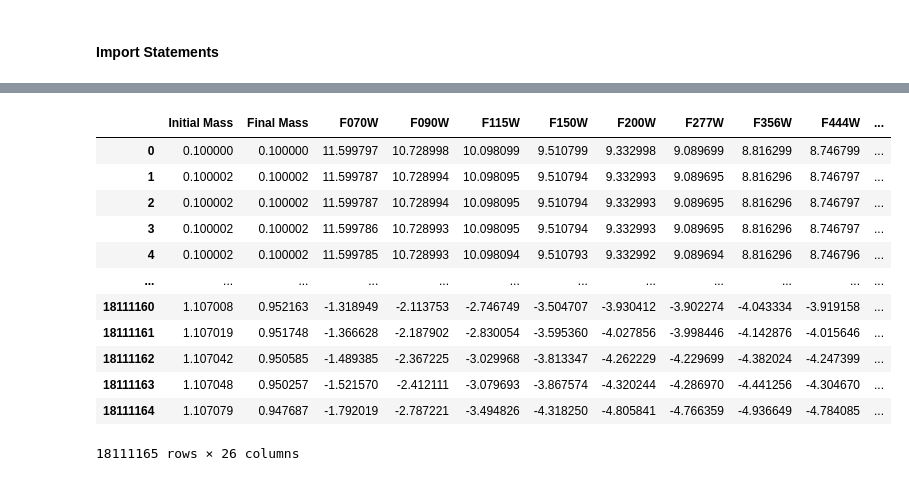
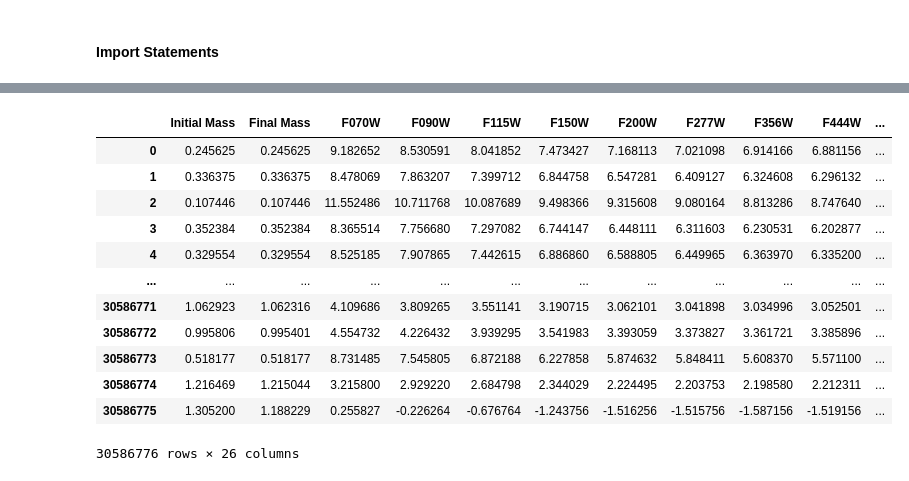
Before and after one commit to estherkwn/CMD_for_JWST_NIRCam_GlobularClusters, a Jupyter notebook: BaSTI_to_cmd.ipynb, the cells around one changed output, grey strips where cells are left out. Cells and saved outputs as stored; diff of their text form; code cells hidden in the pictures.

```diff
--- a/BaSTI_to_cmd.ipynb
+++ b/BaSTI_to_cmd.ipynb
@@ -118 +122,4 @@ display(combined_imp_isoc)
+# %%
+redshift_obs = 0.87
+initial_mass = 5e7
 # %% [markdown]
@@ -154,28 +169,24 @@ scaled error =  5.85176832228899
 # %%
-#trimming the IMF to exclude anything less than 1 solar mass
-#BaSTI isochrones do not include stars lower than 1 solar mass
+#trimming the IMF to exclude anything less than 0.1 solar mass
+#because BaSTI isochrones do not include stars lower than 0.1 solar mass
 
-%matplotlib widget
-plt.clf()
 plt.close('all')
 #-----------------------------------
-#sort by ascending mass
-sortedmasses = np.sort(masses)
-print(sortedmasses)
-print("sample initial mass = ", sortedmasses.sum())
-#cut off masses less than 1 Msun
-cutmasses = sortedmasses[sortedmasses >= 0.1]
-print("real initial mass = ", cutmasses.sum())
+print("sample initial mass = ", masses.sum(), 'M_sun')
+cutmasses = masses[masses >= 0.1] #cut off masses less than 0.1 Msun
+print("real initial mass = ", cutmasses.sum(), 'M_sun')
 print("======================================")
-print("sample point count = ", len(sortedmasses))
-print("real point count = ", len(cutmasses))
+print("original point source count = ", len(masses))
+print("cut point source count = ", len(cutmasses))
+print("======================================")
 
-imf_points = pd.DataFrame()
+imf_points = pd.DataFrame() #putting our new IMF into a dataframe
 imf_points['Initial Mass'] = cutmasses
 display(imf_points)
 
+#+++++++++++++++++++++++++++++++++++++++++++++
 #histogram of trimmed IMF
-plt.figure('IMF', figsize=(5,3))
+plt.figure('IMF cut', figsize=(5,3))
 bins = np.logspace(np.log10(0.01), np.log10(100), 30)
 plt.hist(imf_points['Initial Mass'], bins=bins)
 plt.xscale('log')
@@ -183,4 +194,5 @@ plt.yscale('log')
 plt.xlabel('Mass (Msun)')
 plt.ylabel('Number of stars')
 plt.title('Trimmed IMF')
+plt.tight_layout()
 # %% [output]
@@ -214,53 +225,53 @@ filters = combined_imp_isoc.columns.to_numpy()[6:-1]
 #----------------isochrone--------insert imf
 def interpolator(refdata_subset, newdata):
     #uses the "refdata_subset" as a reference for "newdata" to be interpolated
-    #newdata should be the initial mass function points, and refdata should be the BaSTI isochrones
+    #newdata takes in the initial mass function points, and refdata takes in the BaSTI isochrones
     #...with information about the final mass and the filter magnitudes
     #
     #
     minmass = refdata_subset['M/Mo(ini)'].min()
     maxmass = refdata_subset['M/Mo(ini)'].max()
-    newdata = newdata.loc[(newdata['Initial Mass'] < maxmass) & (newdata['Initial Mass'] > minmass)].copy()
+    newdata = newdata.loc[(newdata['Initial Mass'] <= maxmass) & (newdata['Initial Mass'] >= minmass)].copy()
     #np.interp(x_new, x_data, y_data)
     #interpolate the final masses
     finalmasses_new = np.interp(newdata['Initial Mass'].to_numpy(), refdata_subset['M/Mo(ini)'].to_numpy(), refdata_subset['M/Mo(fin)'].to_numpy())
     newdata['Final Mass'] = finalmasses_new
 
     #filters
     for f in filters:
         #interpolate each filter magnitude pt and add to dataframe
-        filters_new = np.interp(newdata['Initial Mass'].to_numpy(), refdata_subset['M/Mo(ini)'].to_numpy(), refdata_subset[f].to_numpy())
-        newdata[f] = filters_new
+        filters_mag_new = np.interp(newdata['Initial Mass'].to_numpy(), refdata_subset['M/Mo(ini)'].to_numpy(), refdata_subset[f].to_numpy())
+        newdata[f] = filters_mag_new
 
     return newdata
 
 #-----------------------------
 iterations = []
 
 for (age, mh), isochrone_subset in combined_imp_isoc.groupby(['Age (Myr)','[M/H]']):
     #send the imf to be interpolated by the isochrones as its reference
     out = interpolator(isochrone_subset, imf_points)
     #attach age and metallicity
     out['Age (Myr)'] = age
     out['[M/H]'] = mh
     #add each to 'iterations'
     iterations.append(out)
 
 isochrone_full = pd.concat(iterations, ignore_index=True)
 display(isochrone_full)
 # %% [output]
 |  | Initial Mass | Final Mass | F070W | F090W | F115W | F150W | F200W | F277W | F356W | F444W | ... |
-| 0 | 0.100000 | 0.100000 | 11.599797 | 10.728998 | 10.098099 | 9.510799 | 9.332998 | 9.089699 | 8.816299 | 8.746799 | ... |
-| 1 | 0.100002 | 0.100002 | 11.599787 | 10.728994 | 10.098095 | 9.510794 | 9.332993 | 9.089695 | 8.816296 | 8.746797 | ... |
-| 2 | 0.100002 | 0.100002 | 11.599787 | 10.728994 | 10.098095 | 9.510794 | 9.332993 | 9.089695 | 8.816296 | 8.746797 | ... |
-| 3 | 0.100002 | 0.100002 | 11.599786 | 10.728993 | 10.098095 | 9.510794 | 9.332993 | 9.089695 | 8.816296 | 8.746797 | ... |
-| 4 | 0.100002 | 0.100002 | 11.599785 | 10.728993 | 10.098094 | 9.510793 | 9.332992 | 9.089694 | 8.816296 | 8.746796 | ... |
+| 0 | 0.245625 | 0.245625 | 9.182652 | 8.530591 | 8.041852 | 7.473427 | 7.168113 | 7.021098 | 6.914166 | 6.881156 | ... |
+| 1 | 0.336375 | 0.336375 | 8.478069 | 7.863207 | 7.399712 | 6.844758 | 6.547281 | 6.409127 | 6.324608 | 6.296132 | ... |
+| 2 | 0.107446 | 0.107446 | 11.552486 | 10.711768 | 10.087689 | 9.498366 | 9.315608 | 9.080164 | 8.813286 | 8.747640 | ... |
+| 3 | 0.352384 | 0.352384 | 8.365514 | 7.756680 | 7.297082 | 6.744147 | 6.448111 | 6.311603 | 6.230531 | 6.202877 | ... |
+| 4 | 0.329554 | 0.329554 | 8.525185 | 7.907865 | 7.442615 | 6.886860 | 6.588805 | 6.449965 | 6.363970 | 6.335200 | ... |
 | ... | ... | ... | ... | ... | ... | ... | ... | ... | ... | ... | ... |
-| 18111160 | 1.107008 | 0.952163 | -1.318949 | -2.113753 | -2.746749 | -3.504707 | -3.930412 | -3.902274 | -4.043334 | -3.919158 | ... |
-| 18111161 | 1.107019 | 0.951748 | -1.366628 | -2.187902 | -2.830054 | -3.595360 | -4.027856 | -3.998446 | -4.142876 | -4.015646 | ... |
-| 18111162 | 1.107042 | 0.950585 | -1.489385 | -2.367225 | -3.029968 | -3.813347 | -4.262229 | -4.229699 | -4.382024 | -4.247399 | ... |
-| 18111163 | 1.107048 | 0.950257 | -1.521570 | -2.412111 | -3.079693 | -3.867574 | -4.320244 | -4.286970 | -4.441256 | -4.304670 | ... |
-| 18111164 | 1.107079 | 0.947687 | -1.792019 | -2.787221 | -3.494826 | -4.318250 | -4.805841 | -4.766359 | -4.936649 | -4.784085 | ... |
+| 30586771 | 1.062923 | 1.062316 | 4.109686 | 3.809265 | 3.551141 | 3.190715 | 3.062101 | 3.041898 | 3.034996 | 3.052501 | ... |
+| 30586772 | 0.995806 | 0.995401 | 4.554732 | 4.226432 | 3.939295 | 3.541983 | 3.393059 | 3.373827 | 3.361721 | 3.385896 | ... |
+| 30586773 | 0.518177 | 0.518177 | 8.731485 | 7.545805 | 6.872188 | 6.227858 | 5.874632 | 5.848411 | 5.608370 | 5.571100 | ... |
+| 30586774 | 1.216469 | 1.215044 | 3.215800 | 2.929220 | 2.684798 | 2.344029 | 2.224495 | 2.203753 | 2.198580 | 2.212311 | ... |
+| 30586775 | 1.305200 | 1.188229 | 0.255827 | -0.226264 | -0.676764 | -1.243756 | -1.516256 | -1.515756 | -1.587156 | -1.519156 | ... |
-18111165 rows × 26 columns
+30586776 rows × 26 columns
 # %% [markdown]
 #### "Summing" Filter Magnitudes
```
Also changed, not shown: parts of 23 cells of this notebook, 59 other files.
